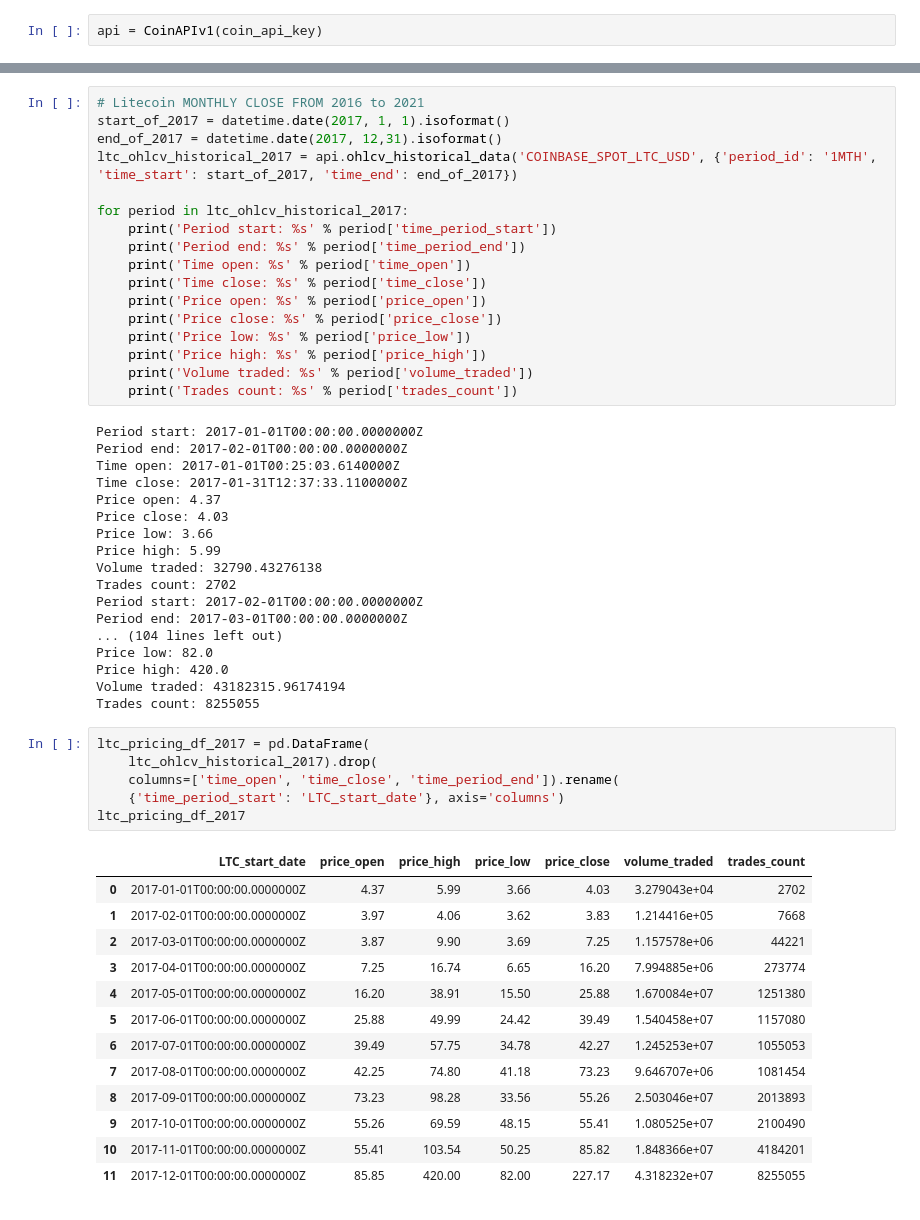
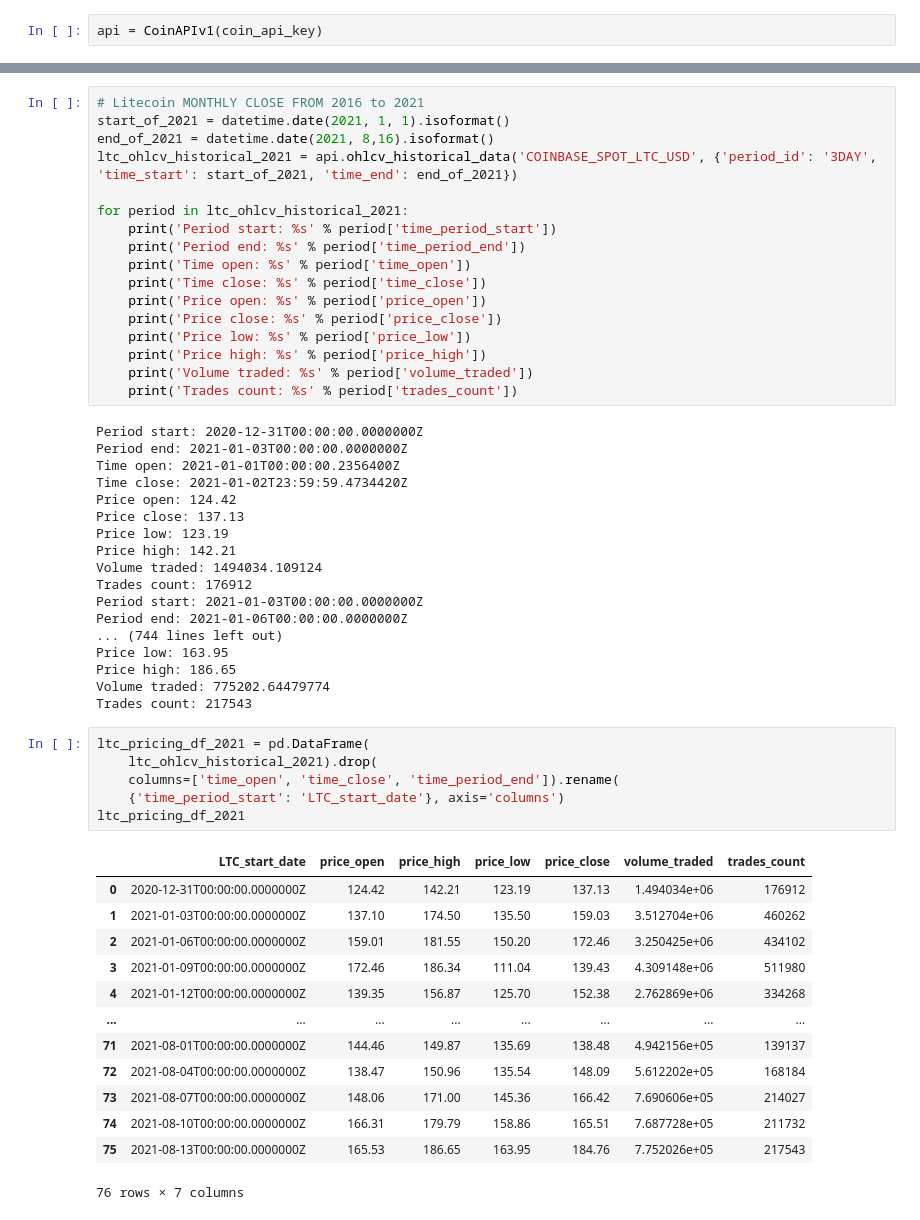
Before and after one commit to nathanduft44/Crypto_Corrisk, a Jupyter notebook: Nate_space/coinapi.ipynb, the cells around one changed output, grey strips where cells are left out. Saved outputs shown, nothing was run; the diff lists cells and outputs as text.

```diff
--- a/Nate_space/coinapi.ipynb
+++ b/Nate_space/coinapi.ipynb
@@ -163,10 +155,10 @@ eth_pricing_df_2017
 # %%
 # Litecoin MONTHLY CLOSE FROM 2016 to 2021
-start_of_2017 = datetime.date(2017, 1, 1).isoformat()
-end_of_2017 = datetime.date(2017, 12,31).isoformat()
-ltc_ohlcv_historical_2017 = api.ohlcv_historical_data('COINBASE_SPOT_LTC_USD', {'period_id': '1MTH', 'time_start': start_of_2017, 'time_end': end_of_2017})
+start_of_2021 = datetime.date(2021, 1, 1).isoformat()
+end_of_2021 = datetime.date(2021, 8,16).isoformat()
+ltc_ohlcv_historical_2021 = api.ohlcv_historical_data('COINBASE_SPOT_LTC_USD', {'period_id': '3DAY', 'time_start': start_of_2021, 'time_end': end_of_2021})
 
-for period in ltc_ohlcv_historical_2017:
+for period in ltc_ohlcv_historical_2021:
     print('Period start: %s' % period['time_period_start'])
     print('Period end: %s' % period['time_period_end'])
     print('Time open: %s' % period['time_open'])
@@ -178,41 +170,41 @@ for period in ltc_ohlcv_historical_2017:
     print('Volume traded: %s' % period['volume_traded'])
     print('Trades count: %s' % period['trades_count'])
 # %% [output]
-Period start: 2017-01-01T00:00:00.0000000Z
-Period end: 2017-02-01T00:00:00.0000000Z
-Time open: 2017-01-01T00:25:03.6140000Z
-Time close: 2017-01-31T12:37:33.1100000Z
-Price open: 4.37
-Price close: 4.03
-Price low: 3.66
-Price high: 5.99
-Volume traded: 32790.43276138
-Trades count: 2702
-Period start: 2017-02-01T00:00:00.0000000Z
-Period end: 2017-03-01T00:00:00.0000000Z
-... (104 lines left out)
-Price low: 82.0
-Price high: 420.0
-Volume traded: 43182315.96174194
-Trades count: 8255055
+Period start: 2020-12-31T00:00:00.0000000Z
+Period end: 2021-01-03T00:00:00.0000000Z
+Time open: 2021-01-01T00:00:00.2356400Z
+Time close: 2021-01-02T23:59:59.4734420Z
+Price open: 124.42
+Price close: 137.13
+Price low: 123.19
+Price high: 142.21
+Volume traded: 1494034.109124
+Trades count: 176912
+Period start: 2021-01-03T00:00:00.0000000Z
+Period end: 2021-01-06T00:00:00.0000000Z
+... (744 lines left out)
+Price low: 163.95
+Price high: 186.65
+Volume traded: 775202.64479774
+Trades count: 217543
 # %%
-ltc_pricing_df_2017 = pd.DataFrame(
-    ltc_ohlcv_historical_2017).drop(
+ltc_pricing_df_2021 = pd.DataFrame(
+    ltc_ohlcv_historical_2021).drop(
     columns=['time_open', 'time_close', 'time_period_end']).rename(
     {'time_period_start': 'LTC_start_date'}, axis='columns')
-ltc_pricing_df_2017
+ltc_pricing_df_2021
 # %% [output]
 |  | LTC_start_date | price_open | price_high | price_low | price_close | volume_traded | trades_count |
-| 0 | 2017-01-01T00:00:00.0000000Z | 4.37 | 5.99 | 3.66 | 4.03 | 3.279043e+04 | 2702 |
-| 1 | 2017-02-01T00:00:00.0000000Z | 3.97 | 4.06 | 3.62 | 3.83 | 1.214416e+05 | 7668 |
-| 2 | 2017-03-01T00:00:00.0000000Z | 3.87 | 9.90 | 3.69 | 7.25 | 1.157578e+06 | 44221 |
-| 3 | 2017-04-01T00:00:00.0000000Z | 7.25 | 16.74 | 6.65 | 16.20 | 7.994885e+06 | 273774 |
-| 4 | 2017-05-01T00:00:00.0000000Z | 16.20 | 38.91 | 15.50 | 25.88 | 1.670084e+07 | 1251380 |
-| 5 | 2017-06-01T00:00:00.0000000Z | 25.88 | 49.99 | 24.42 | 39.49 | 1.540458e+07 | 1157080 |
-| 6 | 2017-07-01T00:00:00.0000000Z | 39.49 | 57.75 | 34.78 | 42.27 | 1.245253e+07 | 1055053 |
-| 7 | 2017-08-01T00:00:00.0000000Z | 42.25 | 74.80 | 41.18 | 73.23 | 9.646707e+06 | 1081454 |
-| 8 | 2017-09-01T00:00:00.0000000Z | 73.23 | 98.28 | 33.56 | 55.26 | 2.503046e+07 | 2013893 |
-| 9 | 2017-10-01T00:00:00.0000000Z | 55.26 | 69.59 | 48.15 | 55.41 | 1.080525e+07 | 2100490 |
-| 10 | 2017-11-01T00:00:00.0000000Z | 55.41 | 103.54 | 50.25 | 85.82 | 1.848366e+07 | 4184201 |
-| 11 | 2017-12-01T00:00:00.0000000Z | 85.85 | 420.00 | 82.00 | 227.17 | 4.318232e+07 | 8255055 |
+| 0 | 2020-12-31T00:00:00.0000000Z | 124.42 | 142.21 | 123.19 | 137.13 | 1.494034e+06 | 176912 |
+| 1 | 2021-01-03T00:00:00.0000000Z | 137.10 | 174.50 | 135.50 | 159.03 | 3.512704e+06 | 460262 |
+| 2 | 2021-01-06T00:00:00.0000000Z | 159.01 | 181.55 | 150.20 | 172.46 | 3.250425e+06 | 434102 |
+| 3 | 2021-01-09T00:00:00.0000000Z | 172.46 | 186.34 | 111.04 | 139.43 | 4.309148e+06 | 511980 |
+| 4 | 2021-01-12T00:00:00.0000000Z | 139.35 | 156.87 | 125.70 | 152.38 | 2.762869e+06 | 334268 |
+| ... | ... | ... | ... | ... | ... | ... | ... |
+| 71 | 2021-08-01T00:00:00.0000000Z | 144.46 | 149.87 | 135.69 | 138.48 | 4.942156e+05 | 139137 |
+| 72 | 2021-08-04T00:00:00.0000000Z | 138.47 | 150.96 | 135.54 | 148.09 | 5.612202e+05 | 168184 |
+| 73 | 2021-08-07T00:00:00.0000000Z | 148.06 | 171.00 | 145.36 | 166.42 | 7.690606e+05 | 214027 |
+| 74 | 2021-08-10T00:00:00.0000000Z | 166.31 | 179.79 | 158.86 | 165.51 | 7.687728e+05 | 211732 |
+| 75 | 2021-08-13T00:00:00.0000000Z | 165.53 | 186.65 | 163.95 | 184.76 | 7.752026e+05 | 217543 |
+76 rows × 7 columns
 # %%
```
Also changed, not shown: parts of 31 cells of this notebook, 4 other files.
